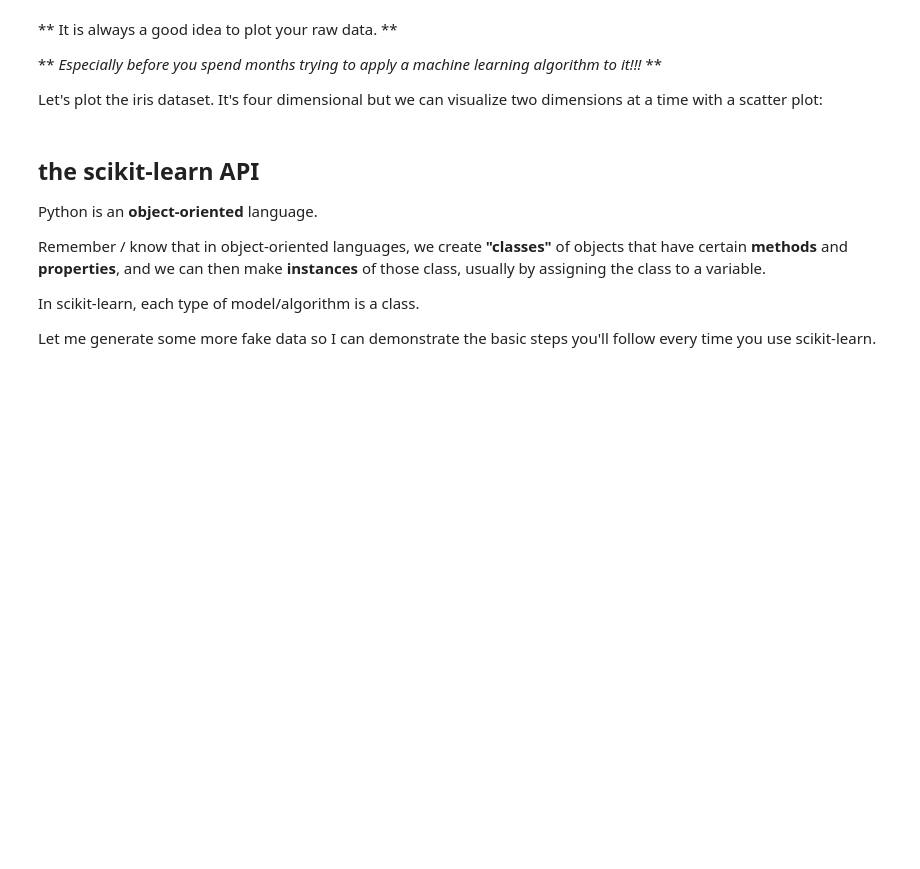
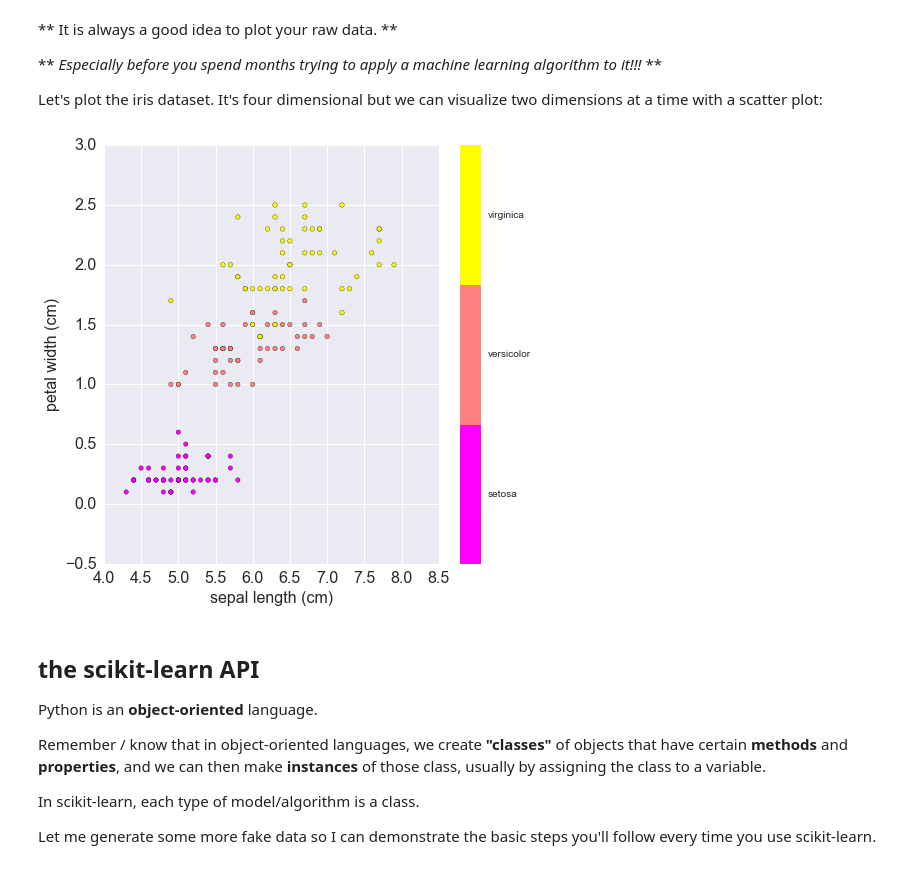
Before and after one commit to NickleDave/intro-ml-sklearn, a Jupyter notebook: notebooks/Part 1. What is machine learning Why use scikit-learn for machine learning.ipynb, the cells around one changed output. Cells and saved outputs as stored; diff of their text form; code cells hidden in the pictures; blank space fills up the shorter version.

```diff
--- a/notebooks/Part 1. What is machine learning Why use scikit-learn for machine learning.ipynb
+++ b/notebooks/Part 1. What is machine learning Why use scikit-learn for machine learning.ipynb
@@ -213,21 +273,23 @@ It's four dimensional but we can visualize two dimensions at a time with a scatt
 # %%
 import numpy as np
 
 x_index = 0
-y_index = 1
+y_index = 3
 
 # this formatter will label the colorbar with the correct target names
 formatter = plt.FuncFormatter(lambda i, *args: iris.target_names[int(i)])
 
 plt.figure(figsize=(7.5,7.5))
 plt.scatter(iris.data[:, x_index], iris.data[:, y_index],
             c=iris.target, cmap=plt.cm.get_cmap('spring', 3))
 plt.colorbar(ticks=[0, 1, 2], format=formatter)
 plt.clim(-0.5, 2.5)
 plt.xticks(fontsize=16)
 plt.yticks(fontsize=16)
 plt.xlabel(iris.feature_names[x_index],fontsize=16)
 plt.ylabel(iris.feature_names[y_index],fontsize=16);
+# %% [output]
+[figure, added]
 # %% [markdown]
 ## the scikit-learn API
 
```
Also changed, not shown: parts of 15 cells of this notebook, 3 other files.
